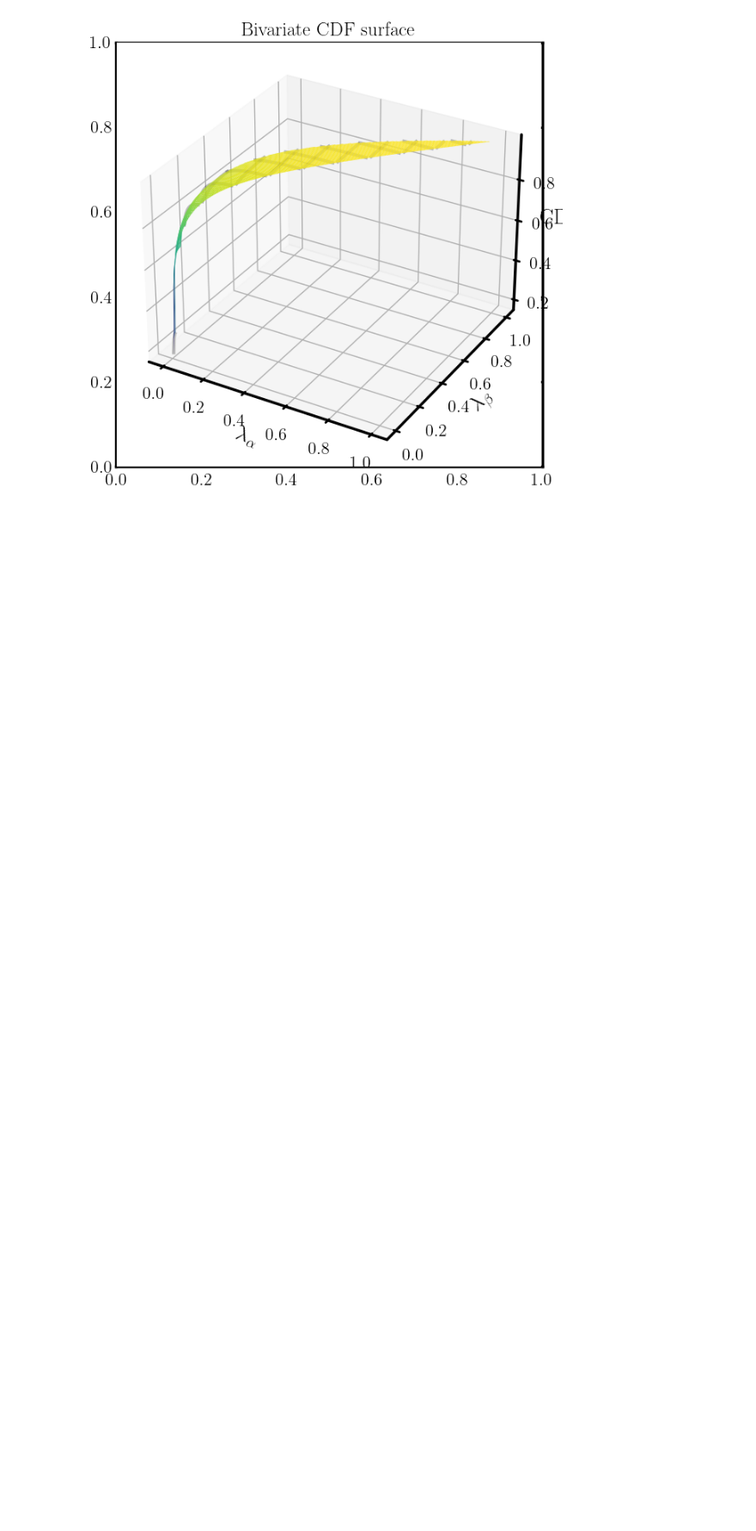
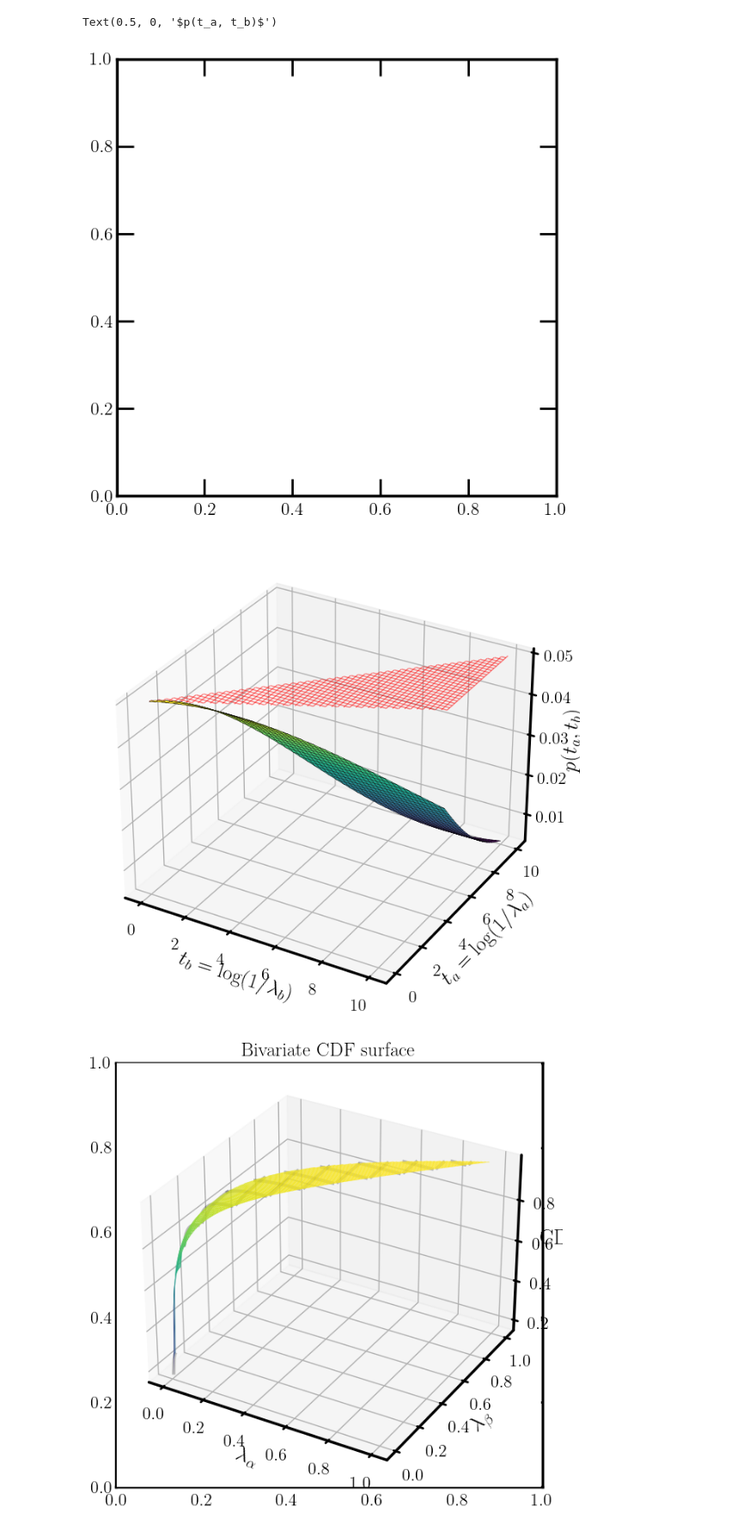
Before and after one commit to rikab/RDF, a Jupyter notebook: jax/multi_angularity.ipynb, the cells around one changed output. Shown at 86% size. Saved outputs shown, nothing was run; the diff lists cells and outputs as text; code cells hidden in the pictures; blank space fills up the shorter version.

```diff
--- a/jax/multi_angularity.ipynb
+++ b/jax/multi_angularity.ipynb
@@ -7,6 +7,73 @@ import matplotlib.pyplot as plt
 from mpl_toolkits.mplot3d import Axes3D
 from functools import partial
 from rikabplotlib.plot_utils import newplot
+# %%
+def Theta(x):
+
+    return jnp.where(x > 0, 1.0, 0.0)
+
+
+
+alpha = 0.118
+C_F = 4/3
+a = 2
+b = 1
+
+
+def pdf_x(lam_a, lam_b):
+
+    theta_1 = Theta(lam_a**b - lam_b**a)
+    theta_2 = Theta(lam_b - lam_a)
+
+    pref = alpha * C_F / jnp.pi
+    return pref / (a - b) / lam_a / lam_b * theta_1 * theta_2
+
+
+def pdf_t(t_a, t_b):
+
+    lam_a = jnp.exp(-t_a)
+    lam_b = jnp.exp(-t_b)
+    theta_1 = Theta(lam_a**b - lam_b**a)
+    theta_2 = Theta(lam_b - lam_a)
+
+    pref = alpha * C_F / jnp.pi
+    return pref / (a - b) * theta_1 * theta_2
+
+
+
+def rdf_t(t_a, t_b):
+
+    lam_a = jnp.exp(-t_a)
+    lam_b = jnp.exp(-t_b)
+    theta_1 = Theta(lam_a**b - lam_b**a)
+    theta_2 = Theta(lam_b - lam_a)
+
+    pref = alpha * C_F / jnp.pi
+    exp = jnp.exp(-C_F * alpha / 2 / jnp.pi / b * t_b**2)
+    return pref / (a - b) * theta_1 * theta_2 * exp
+
+
+# Draw 3d plot of the PDF
+fig, ax = newplot("full")
+fig, ax = plt.subplots(figsize=(8, 8), subplot_kw={'projection': '3d'})
+t_a = jnp.linspace(0.00, 10, 1000)
+t_b = jnp.linspace(0.00, 10, 1000)
+X, Y = jnp.meshgrid(t_a, t_b)
+Z = pdf_t(X, Y)
+Z = jnp.where(Z < 1e-10, jnp.nan, Z)  # Avoid log(0) issues
+Z_r = rdf_t(X, Y)
+Z_r = jnp.where(Z_r < 1e-10, jnp.nan, Z_r)  # Avoid log(0) issues
+
+ax.plot_wireframe(X, Y, Z, color = "white", edgecolor='red', rcount = 50, ccount = 50, alpha=0.5, lw = 1, label = "Fixed Order")
+ax.plot_surface(X, Y, Z_r, cmap = "viridis", edgecolor='black',  lw = 0.25, label = "RDF")
+ax.set_xlabel(r'$t_a = \log(1/\lambda_a)$')
+ax.set_ylabel(r'$t_b = \log(1/\lambda_b)$')
+ax.set_zlabel(r'$p(t_a, t_b)$')
+# ax.legend()
+# %% [output]
+Text(0.5, 0, '$p(t_a, t_b)$')
+[figure, added]
+[figure, added]
 # %%
 
 def Theta(x):
```
Also changed, not shown: 7 other files.
